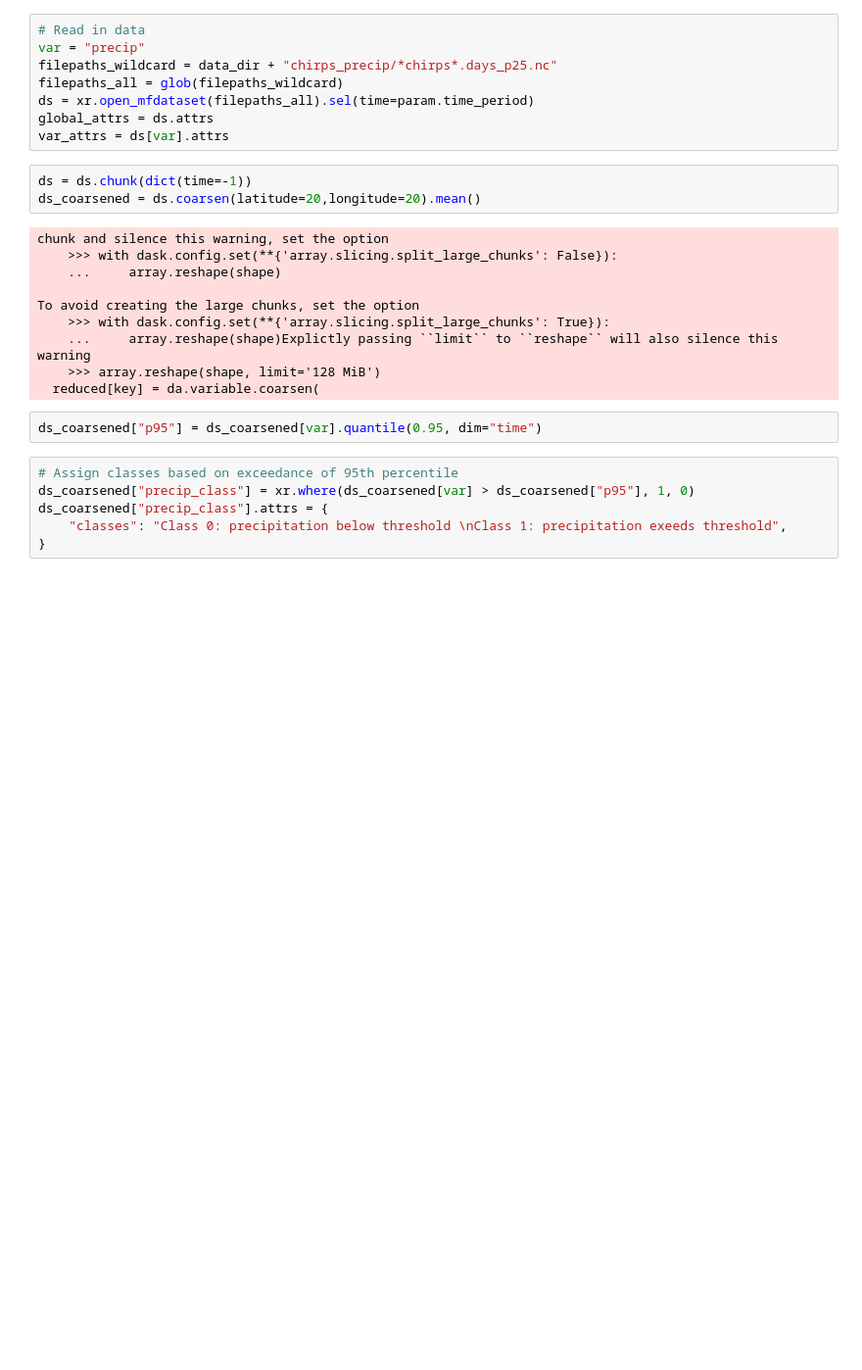
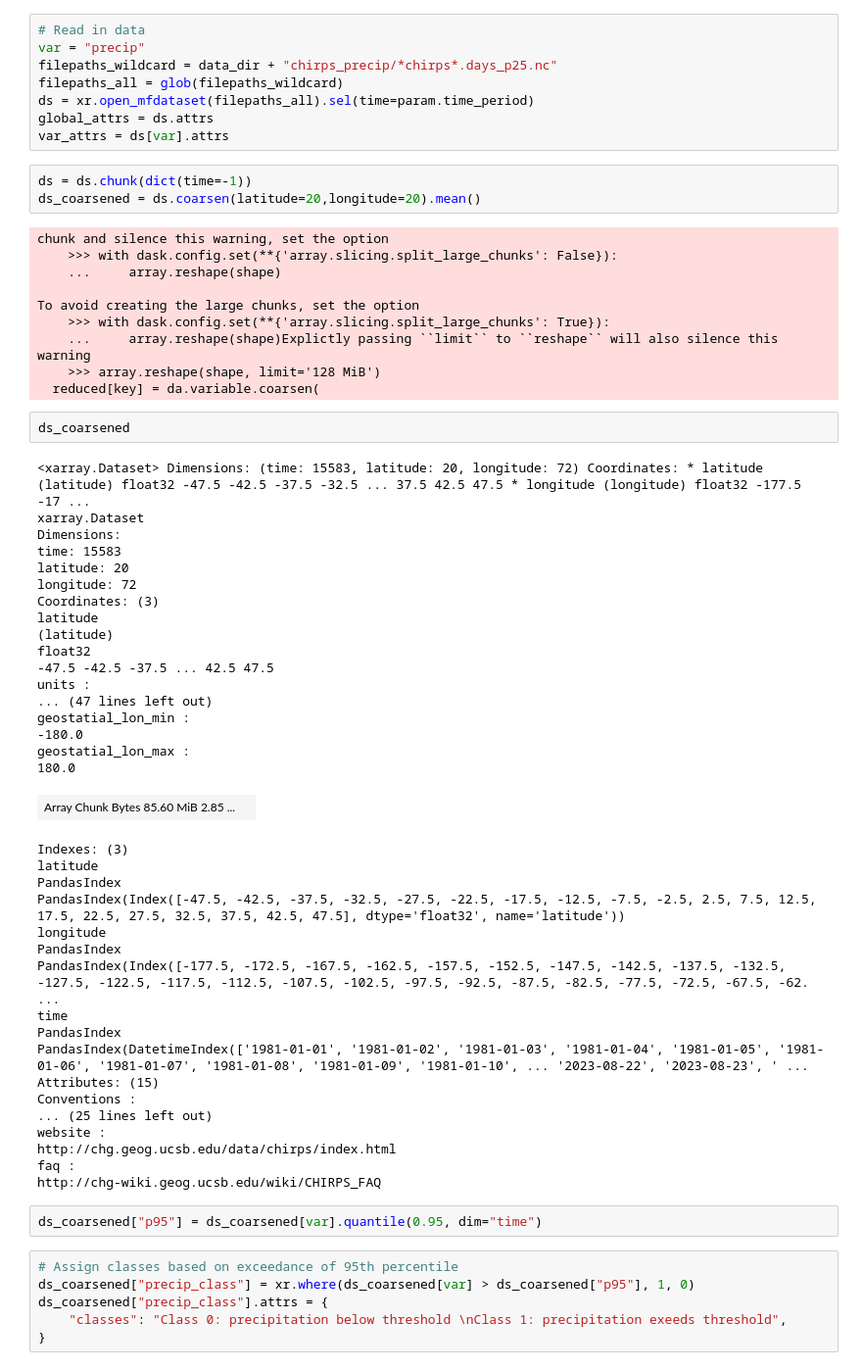
Before and after one commit to nicolejkeeney/ml-extreme-precip, a Jupyter notebook: code/make_grid.ipynb, the cells around one changed output. Shown at 98% size. Saved outputs shown, nothing was run; the diff lists cells and outputs as text; blank space fills up the shorter version.

```diff
--- a/code/make_grid.ipynb
+++ b/code/make_grid.ipynb
@@ -31,6 +35,44 @@ To avoid creating the large chunks, set the option
     ...     array.reshape(shape)Explictly passing ``limit`` to ``reshape`` will also silence this warning
     >>> array.reshape(shape, limit='128 MiB')
   reduced[key] = da.variable.coarsen(
+# %%
+ds_coarsened
+# %% [output]
+<xarray.Dataset> Dimensions: (time: 15583, latitude: 20, longitude: 72) Coordinates: * latitude (latitude) float32 -47.5 -42.5 -37.5 -32.5 ... 37.5 42.5 47.5 * longitude (longitude) float32 -177.5 -17 ...
+xarray.Dataset
+Dimensions:
+time: 15583
+latitude: 20
+longitude: 72
+Coordinates: (3)
+latitude
+(latitude)
+float32
+-47.5 -42.5 -37.5 ... 42.5 47.5
+units :
+... (47 lines left out)
+geostatial_lon_min :
+-180.0
+geostatial_lon_max :
+180.0
+| Array Chunk Bytes 85.60 MiB 2.85 ... |  |
+Indexes: (3)
+latitude
+PandasIndex
+PandasIndex(Index([-47.5, -42.5, -37.5, -32.5, -27.5, -22.5, -17.5, -12.5, -7.5, -2.5, 2.5, 7.5, 12.5, 17.5, 22.5, 27.5, 32.5, 37.5, 42.5, 47.5], dtype='float32', name='latitude'))
+longitude
+PandasIndex
+PandasIndex(Index([-177.5, -172.5, -167.5, -162.5, -157.5, -152.5, -147.5, -142.5, -137.5, -132.5, -127.5, -122.5, -117.5, -112.5, -107.5, -102.5, -97.5, -92.5, -87.5, -82.5, -77.5, -72.5, -67.5, -62. ...
+time
+PandasIndex
+PandasIndex(DatetimeIndex(['1981-01-01', '1981-01-02', '1981-01-03', '1981-01-04', '1981-01-05', '1981-01-06', '1981-01-07', '1981-01-08', '1981-01-09', '1981-01-10', ... '2023-08-22', '2023-08-23', ' ...
+Attributes: (15)
+Conventions :
+... (25 lines left out)
+website :
+http://chg.geog.ucsb.edu/data/chirps/index.html
+faq :
+http://chg-wiki.geog.ucsb.edu/wiki/CHIRPS_FAQ
 # %%
 ds_coarsened["p95"] = ds_coarsened[var].quantile(0.95, dim="time")
 # %%
```
Also changed, not shown: parts of 1 cell of this notebook, 8 other files.
